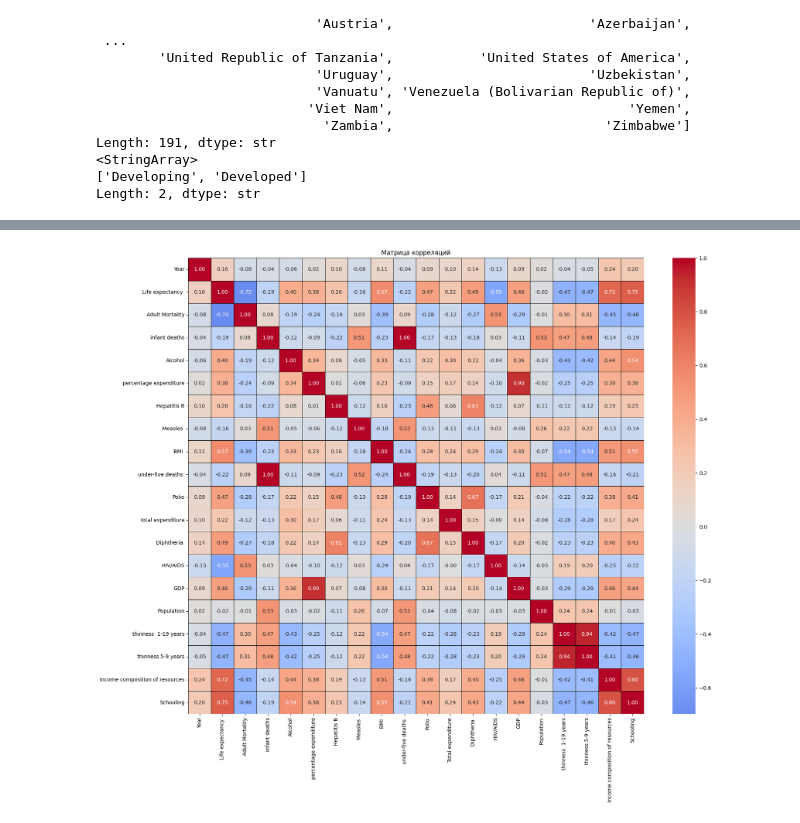
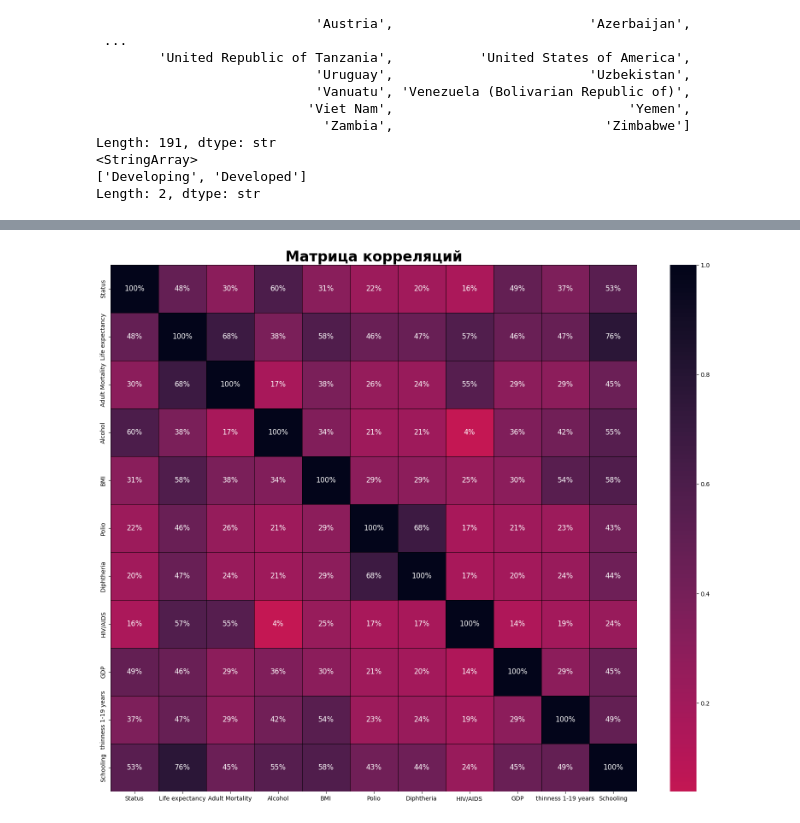
Before and after one commit to Bexaric/LB1_2_ML_Yakushev, a Jupyter notebook: notebook/EDA.ipynb, the cells around one changed output, grey strips where cells are left out. Cells and saved outputs as stored; diff of their text form; code cells hidden in the pictures.

```diff
--- a/notebook/EDA.ipynb
+++ b/notebook/EDA.ipynb
@@ -129,16 +469,5 @@ Length: 2, dtype: str
 # %%
-from sklearn.preprocessing import LabelBinarizer, OneHotEncoder
-
-df_old = df
-
-lb = LabelBinarizer()
-df['Status'] = lb.fit_transform(df['Status'])
-
-for col in ['Country']:
-    ohe = OneHotEncoder()
-    encoded = ohe.fit_transform(df[[col]]).toarray()
-    df = df.join(pd.DataFrame(encoded, columns=[f"{col}_{c}" for c in ohe.categories_[0]], index=df.index))
-    df.drop(col, axis=1, inplace=True)
-
-display(df, df_old)
+df.drop(['Year', 'Total expenditure', 'Population', 'Measles',
+         'Hepatitis B', 'under-five deaths', 'infant deaths'],axis=1, inplace=True)
+df
 # %% [output]
@@ -170,0 +487,8 @@ display(df, df_old)
+# %%
+df.drop(['percentage expenditure', 'thinness 5-9 years',
+         'Income composition of resources'], axis=1, inplace=True)
+# %%
+initial_rows = len(df)
+df.dropna(inplace=True)
+print(f"Удалено строк с пропусками: {initial_rows - len(df)}")
+print(f"Осталось строк: {len(df)}")
@@ -170,0 +498,9 @@ display(df, df_old)
+# %%
+target_col = 'Life expectancy'
+feature_cols = [col for col in df.columns if col != target_col]
+
+status_col = 'Status'
+other_features = [col for col in feature_cols if col != status_col]
+
+scaler = MinMaxScaler(feature_range=(-1, 1))
+df[other_features] = scaler.fit_transform(df[other_features])
@@ -183,16 +537,17 @@ plt.show()
 # %%
 # Тепловая карта корреляций
 plt.figure(figsize=(20, 16))
-sns.heatmap(df[num_columns].corr(),
+sns.heatmap(abs(df[num_columns].corr()),
             annot=True,
             cbar=True,
-            cmap='coolwarm',
+            cmap='rocket_r',
             center=0,
-            fmt='.2f',
+            fmt='.0%',
+            annot_kws={'size':str(12)},
             square=True,
             linewidths=0.5,
             linecolor='black')
-plt.title('Матрица корреляций')
+plt.title('Матрица корреляций', fontdict={'fontsize': 24, 'fontweight': 'bold'})
 plt.show()
 # %% [output]
-[figure, old version]
+[figure, new version]
```
Also changed, not shown: parts of 44 cells of this notebook, 6 other files.
